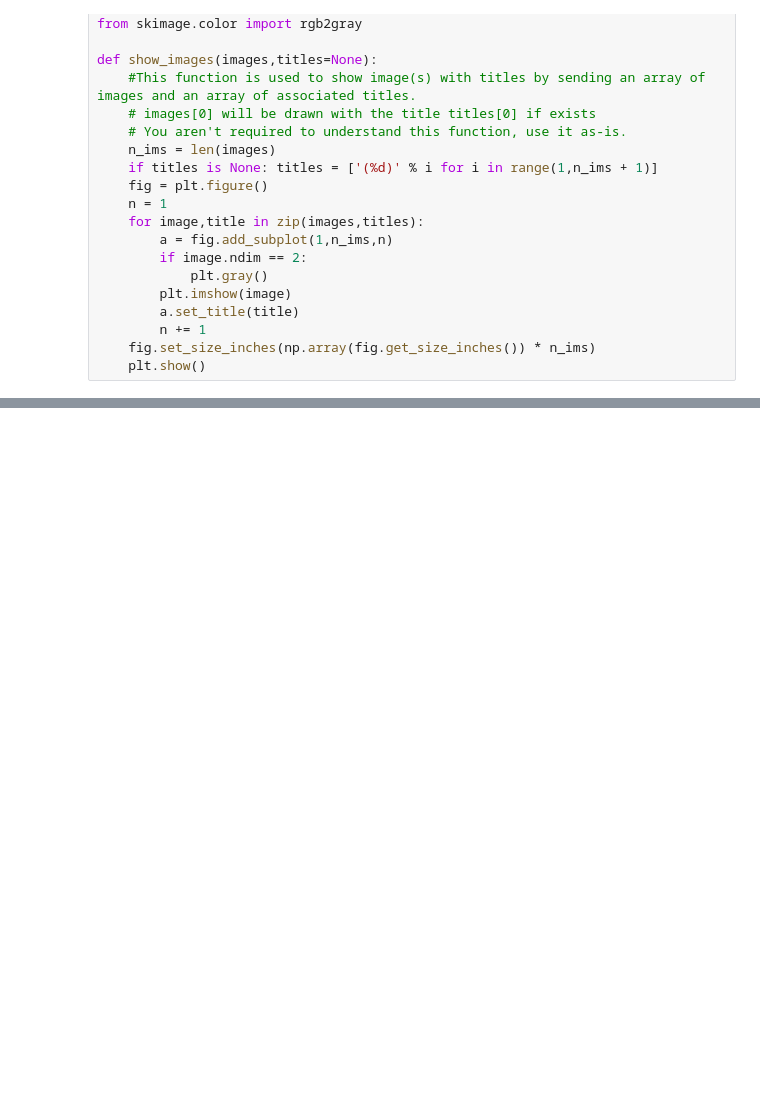
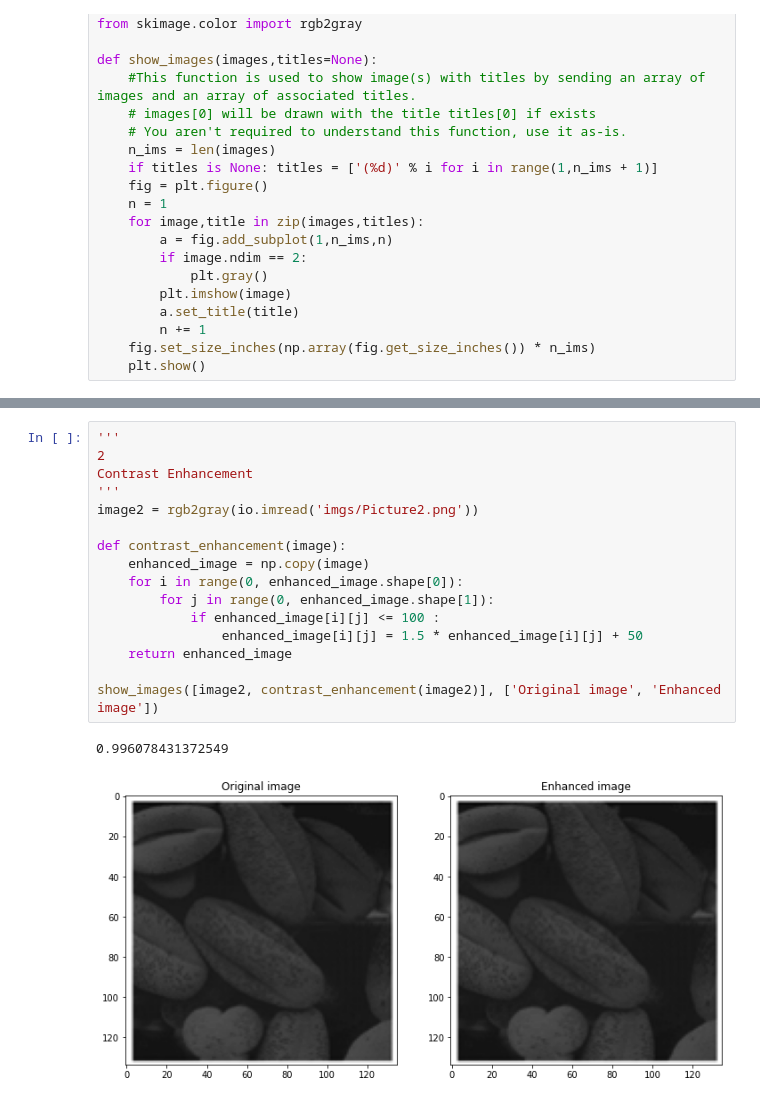
Before and after one commit to We2Am-BaSsem/IP-Labs, a Jupyter notebook: Lab04/Lab4_STD.ipynb, the cells around one changed output, grey strips where cells are left out. Saved outputs shown, nothing was run; the diff lists cells and outputs as text; blank space fills up the shorter version.

```diff
--- a/Lab04/Lab4_STD.ipynb
+++ b/Lab04/Lab4_STD.ipynb
@@ -60,0 +55,19 @@ def getImageWithHist(name,ext,nbins=256):
+# %%
+'''
+2
+Contrast Enhancement
+'''
+image2 = rgb2gray(io.imread('imgs/Picture2.png'))
+
+def contrast_enhancement(image):
+    enhanced_image = np.copy(image)
+    for i in range(0, enhanced_image.shape[0]):
+        for j in range(0, enhanced_image.shape[1]):
+            if enhanced_image[i][j] <= 100 :
+                enhanced_image[i][j] = 1.5 * enhanced_image[i][j] + 50
+    return enhanced_image
+
+show_images([image2, contrast_enhancement(image2)], ['Original image', 'Enhanced image'])
+# %% [output]
+0.996078431372549
+[figure, added]
```
Also changed, not shown: parts of 7 cells of this notebook, 1 other file.
